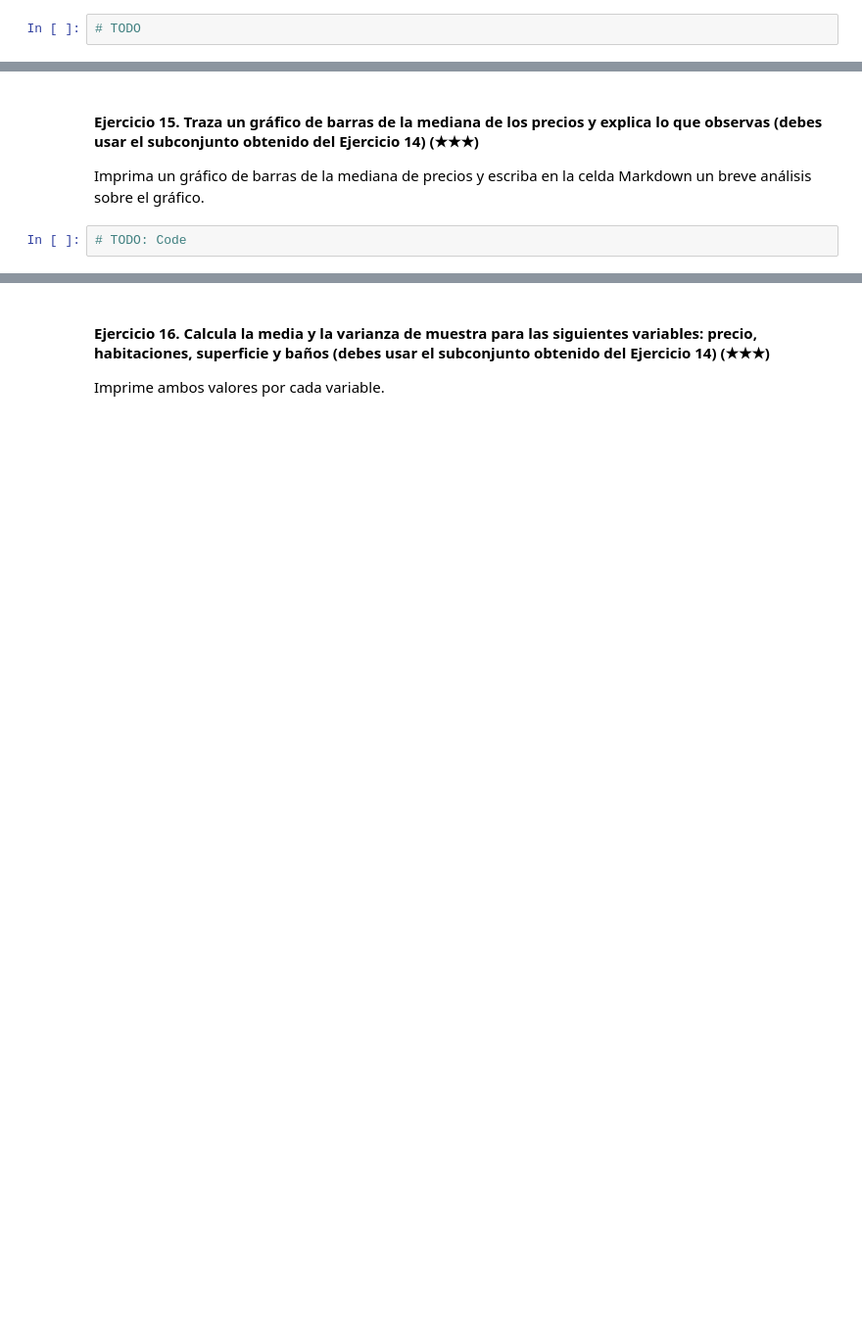
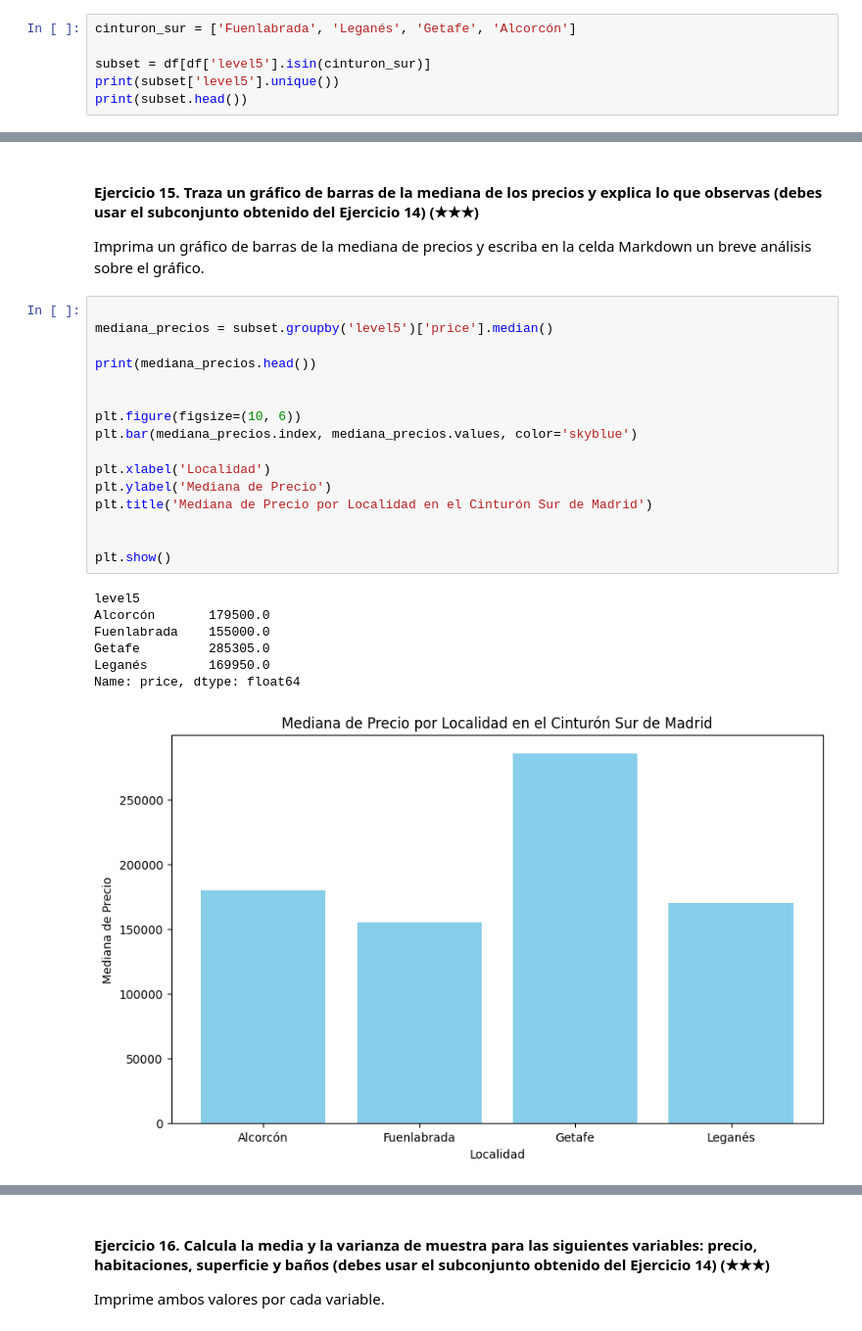
Before and after one commit to 4GeeksAcademy/realestate-datacleanup-exercise, a Jupyter notebook: project.es.ipynb, the cells around one changed output, grey strips where cells are left out. Shown at 98% size. Cells and saved outputs as stored; diff of their text form; blank space fills up the shorter version.

```diff
--- a/project.es.ipynb
+++ b/project.es.ipynb
@@ -327,4 +373,8 @@ Imprima la población y el número de casas.
 
 Pista: Filtra el DataFrame original usando la columna `level5` y la función `isin`.
 # %%
-# TODO
+cinturon_sur = ['Fuenlabrada', 'Leganés', 'Getafe', 'Alcorcón']
+
+subset = df[df['level5'].isin(cinturon_sur)]
+print(subset['level5'].unique())
+print(subset.head())
@@ -333,5 +401,27 @@ Pista: Filtra el DataFrame original usando la columna `level5` y la función `is
 
 Imprima un gráfico de barras de la mediana de precios y escriba en la celda Markdown un breve análisis sobre el gráfico.
 # %%
-# TODO: Code
+
+mediana_precios = subset.groupby('level5')['price'].median()
+
+print(mediana_precios.head())
+
+
+plt.figure(figsize=(10, 6))
+plt.bar(mediana_precios.index, mediana_precios.values, color='skyblue')
+
+plt.xlabel('Localidad')
+plt.ylabel('Mediana de Precio')
+plt.title('Mediana de Precio por Localidad en el Cinturón Sur de Madrid')
+
+
+plt.show()
+# %% [output]
+level5
+Alcorcón       179500.0
+Fuenlabrada    155000.0
+Getafe         285305.0
+Leganés        169950.0
+Name: price, dtype: float64
+[figure, added]
 # %% [markdown]
```
Also changed, not shown: parts of 23 cells of this notebook, 1 other file.
